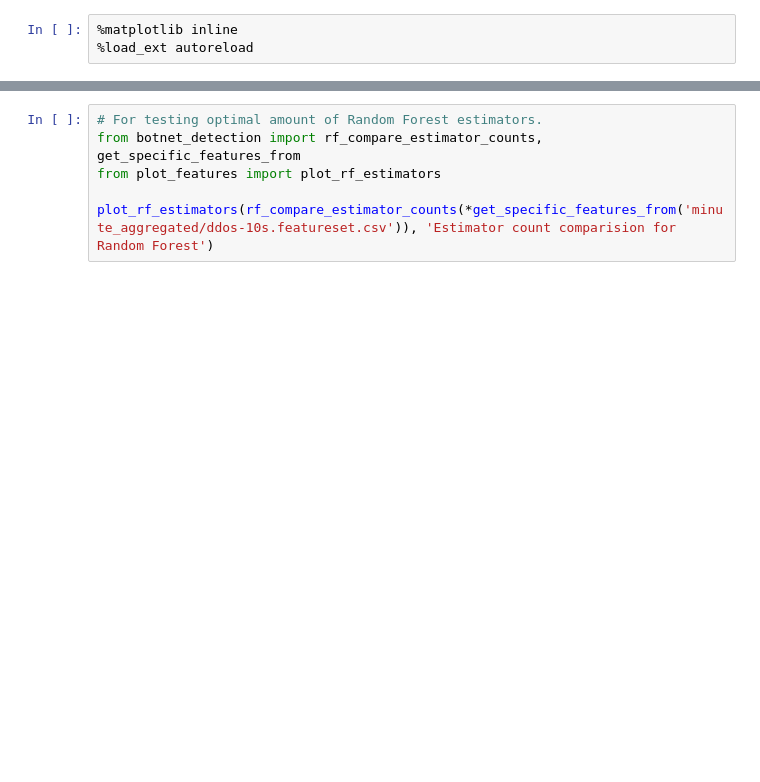
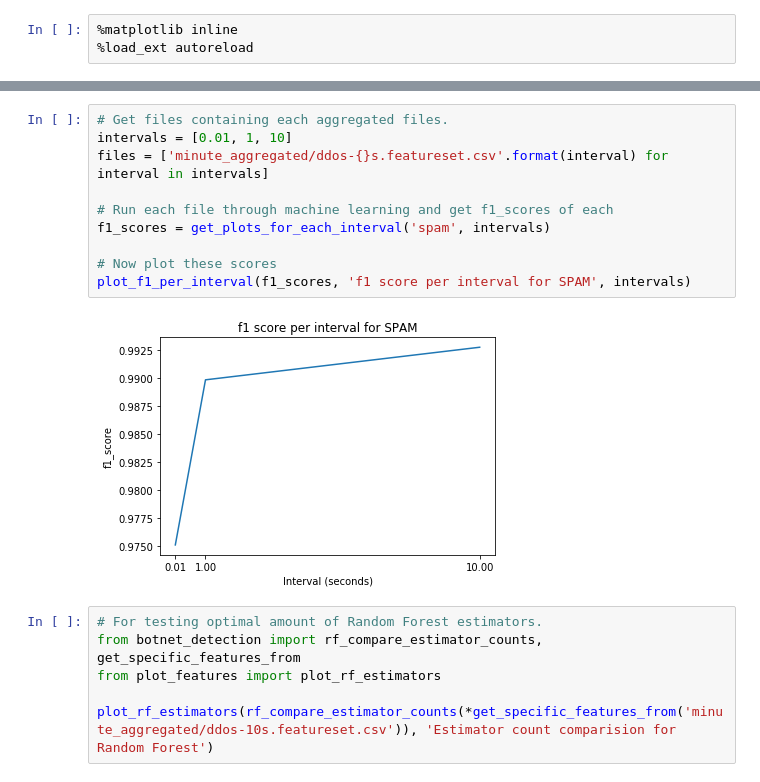
Before and after one commit to SpokenBanana/lambda-code, a Jupyter notebook: ddos-detection/Detecting Attacks.ipynb, the cells around one changed output, grey strips where cells are left out. Saved outputs shown, nothing was run; the diff lists cells and outputs as text; blank space fills up the shorter version.

```diff
--- a/ddos-detection/Detecting Attacks.ipynb
+++ b/ddos-detection/Detecting Attacks.ipynb
@@ -22,3 +22,15 @@ Using TensorFlow backend.
+# %%
+# Get files containing each aggregated files.
+intervals = [0.01, 1, 10]
+files = ['minute_aggregated/ddos-{}s.featureset.csv'.format(interval) for interval in intervals]
+
+# Run each file through machine learning and get f1_scores of each
+f1_scores = get_plots_for_each_interval('spam', intervals)
+
+# Now plot these scores
+plot_f1_per_interval(f1_scores, 'f1 score per interval for SPAM', intervals)
+# %% [output]
+[figure, added]
 # %%
 # For testing optimal amount of Random Forest estimators.
 from botnet_detection import rf_compare_estimator_counts, get_specific_features_from
```
Also changed, not shown: parts of 7 cells of this notebook, 2 other files.
